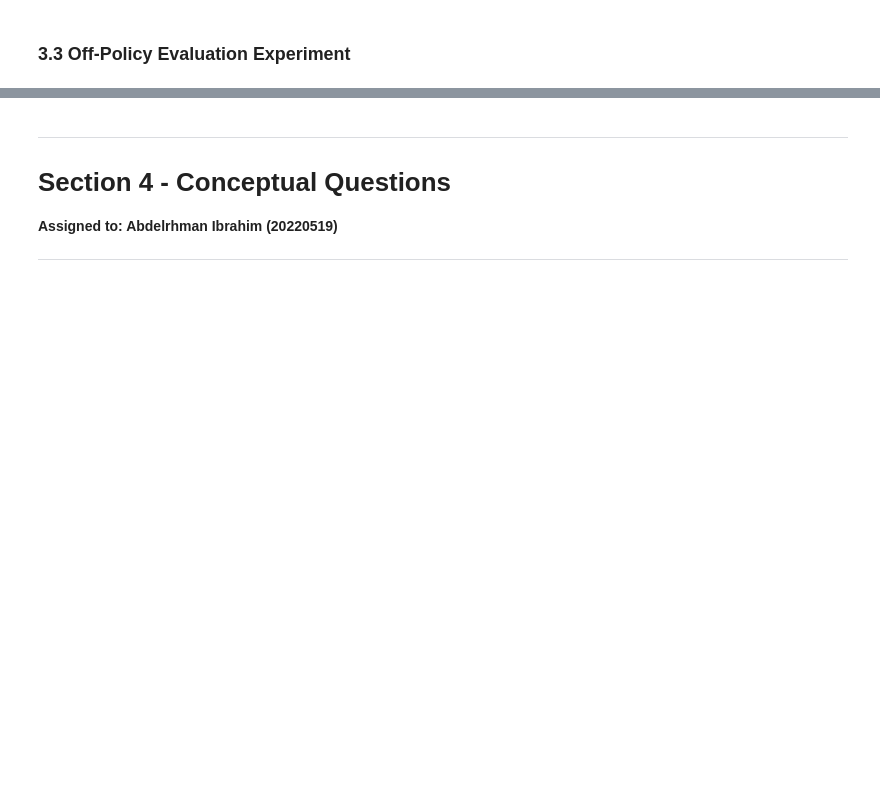
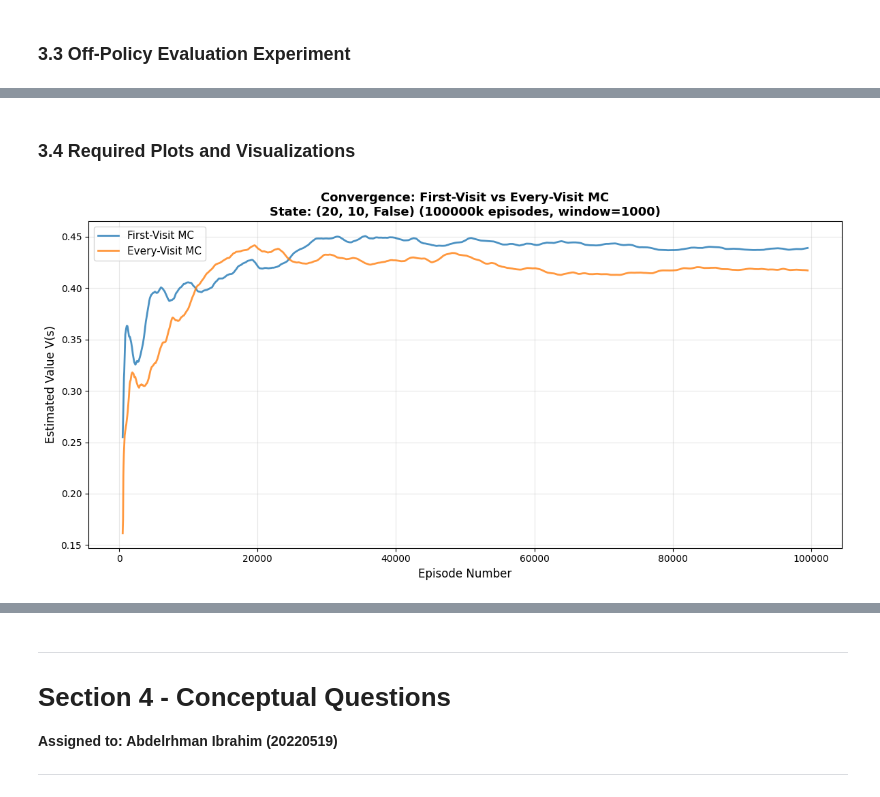
Before and after one commit to MoazGehad/DP_Reinforcement_Learning, a Jupyter notebook: Assignment2_MC_RL.ipynb, the cells around one changed output, grey strips where cells are left out. Saved outputs shown, nothing was run; the diff lists cells and outputs as text; code cells hidden in the pictures; blank space fills up the shorter version.

```diff
--- a/Assignment2_MC_RL.ipynb
+++ b/Assignment2_MC_RL.ipynb
@@ -677,0 +1032,23 @@ Done: 6.02s
+# %% [markdown]
+### 3.4 Required Plots and Visualizations
+# %%
+def convergence_experiment():
+    tracked_state = (20, 10, False)
+
+    env_fv_hist = BlackjackEnvironment()
+    mc_fv_hist = MCPredictionAgent(env_fv_hist, gamma=1.0, mode='first_visit', use_incremental=False)
+    mc_fv_hist.evaluate_policy(100_000, policy=fixed_policy, tracked_states=[tracked_state])
+    fv_history = mc_fv_hist.history[tracked_state]
+
+    env_ev_hist = BlackjackEnvironment()
+    mc_ev_hist = MCPredictionAgent(env_ev_hist, gamma=1.0, mode='every_visit', use_incremental=False)
+    mc_ev_hist.evaluate_policy(100_000, policy=fixed_policy, tracked_states=[tracked_state])
+    ev_history = mc_ev_hist.history[tracked_state]
+
+    return fv_history, ev_history, tracked_state
+
+fv_history, ev_history, state = convergence_experiment()
+
+vis.plot_convergence_curves(fv_history, ev_history, state, window=1000)
+# %% [output]
+[figure, added]
```
Also changed, not shown: parts of 27 cells of this notebook.
